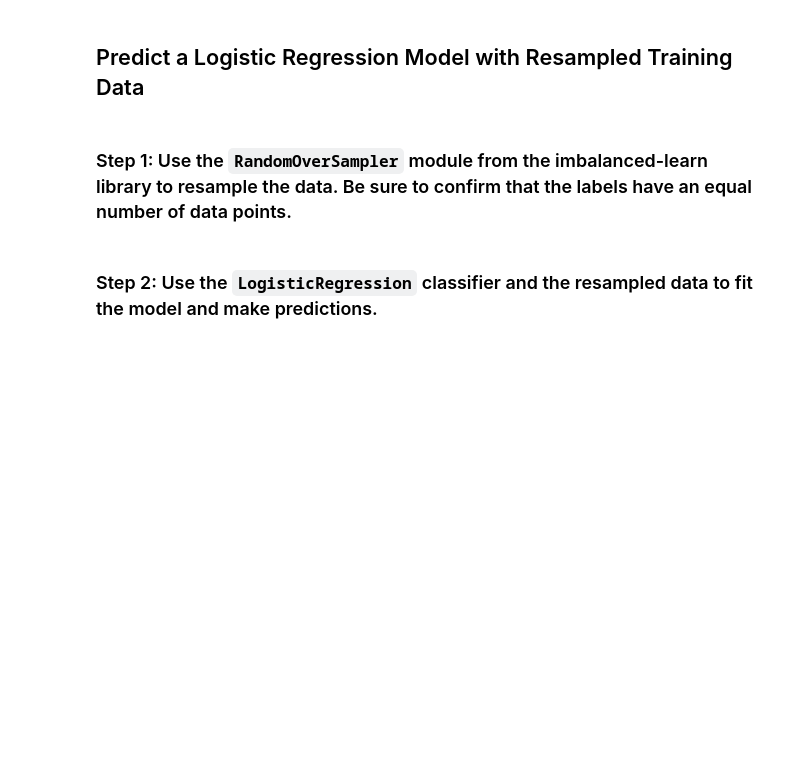
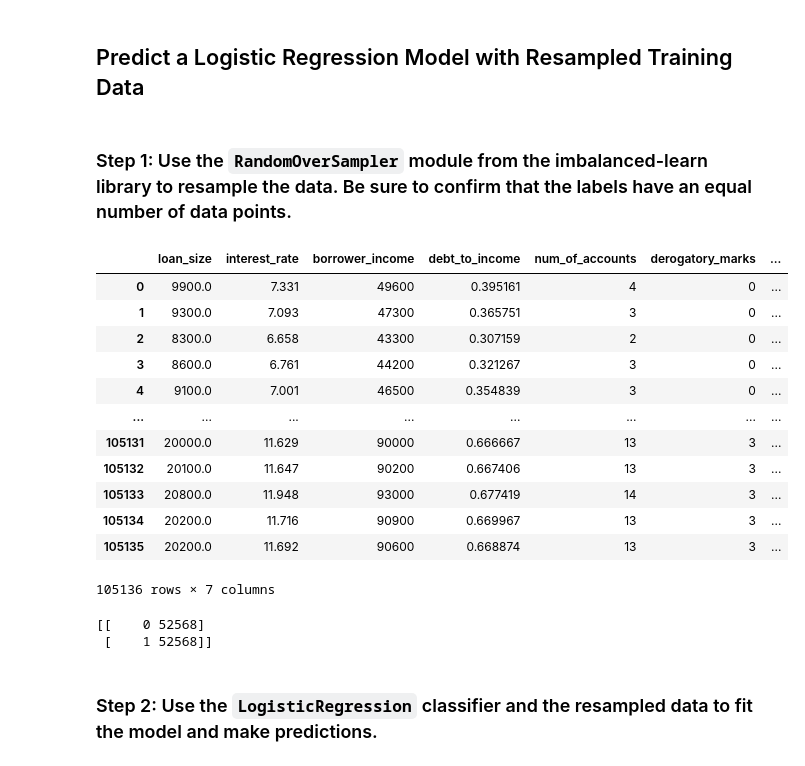
Before and after one commit to kdmorjam/credit-risk-classification, a Jupyter notebook: Credit_Risk/credit_risk_classification.ipynb, the cells around one changed output. Cells and saved outputs as stored; diff of their text form; code cells hidden in the pictures; blank space fills up the shorter version.

```diff
--- a/Credit_Risk/credit_risk_classification.ipynb
+++ b/Credit_Risk/credit_risk_classification.ipynb
@@ -149,8 +156,29 @@ oversample = RandomOverSampler(random_state=1)
 
 # Fit the original training data to the random_oversampler model
 X_resample, y_resample = oversample.fit_resample(X_train, y_train)
+# %%
+X_resample
+# %% [output]
+|  | loan_size | interest_rate | borrower_income | debt_to_income | num_of_accounts | derogatory_marks | ... |
+| 0 | 9900.0 | 7.331 | 49600 | 0.395161 | 4 | 0 | ... |
+| 1 | 9300.0 | 7.093 | 47300 | 0.365751 | 3 | 0 | ... |
+| 2 | 8300.0 | 6.658 | 43300 | 0.307159 | 2 | 0 | ... |
+| 3 | 8600.0 | 6.761 | 44200 | 0.321267 | 3 | 0 | ... |
+| 4 | 9100.0 | 7.001 | 46500 | 0.354839 | 3 | 0 | ... |
+| ... | ... | ... | ... | ... | ... | ... | ... |
+| 105131 | 20000.0 | 11.629 | 90000 | 0.666667 | 13 | 3 | ... |
+| 105132 | 20100.0 | 11.647 | 90200 | 0.667406 | 13 | 3 | ... |
+| 105133 | 20800.0 | 11.948 | 93000 | 0.677419 | 14 | 3 | ... |
+| 105134 | 20200.0 | 11.716 | 90900 | 0.669967 | 13 | 3 | ... |
+| 105135 | 20200.0 | 11.692 | 90600 | 0.668874 | 13 | 3 | ... |
+105136 rows × 7 columns
 # %%
 # Count the distinct values of the resampled labels data
+unique, counts = np.unique(y_resample, return_counts=True)
+print(np.asarray((unique, counts)).T)
+# %% [output]
+[[    0 52568]
+ [    1 52568]]
 # %% [markdown]
 ### Step 2: Use the `LogisticRegression` classifier and the resampled data to fit the model and make predictions.
 # %%
```
Also changed, not shown: parts of 14 cells of this notebook.
